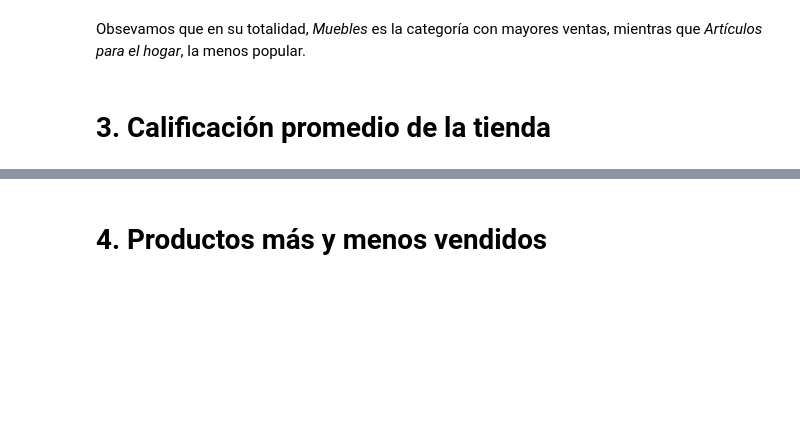
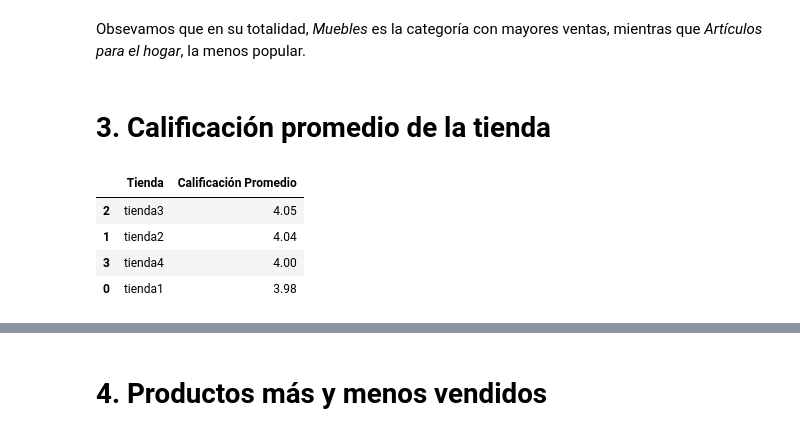
Before and after one commit to Near-o7/desafio1_dataScience, a Jupyter notebook: AluraStoreLatam.ipynb, the cells around one changed output, grey strips where cells are left out. Saved outputs shown, nothing was run; the diff lists cells and outputs as text; code cells hidden in the pictures; blank space fills up the shorter version.

```diff
--- a/AluraStoreLatam.ipynb
+++ b/AluraStoreLatam.ipynb
@@ -136,3 +138,26 @@ print(facturacion)
 3  tienda4  1,038,375,700
 # %% [markdown]
 Al analizar y comparar las ventas totales utilizando la columna Precio, observamos que la Tienda 1 fue la que obtuvo la mayor facturación, seguida por la Tienda 2, la Tienda 3 y, finalmente, la Tienda 4. Este resultado es consistente con el análisis exploratorio realizado al inicio.
+# %%
+def generar_facturacion_por_anio(tiendas):
+    facturacion = []
+
+    for i, df in enumerate(tiendas):
+        df["Fecha de Compra"] = pd.to_datetime(df["Fecha de Compra"], dayfirst=True, errors='coerce')
+        df["Año"] = df["Fecha de Compra"].dt.year
+
+        df_facturacion = df.groupby("Año")["Precio"].sum().reset_index()
+        df_facturacion["Tienda"] = f"tienda{i+1}"
+        facturacion.append(df_facturacion)
+
+
+    facturacion = pd.concat(facturacion, ignore_index=True)
+    facturacion = facturacion[["Tienda", "Año", "Precio"]]
+    facturacion = facturacion.sort_values(by=["Año", "Precio"], ascending=[True, False])
+    facturacion["Precio"] = facturacion["Precio"].apply(lambda x: "{:,.0f}".format(x))
+
+    return facturacion
+
+tiendas = [tienda, tienda2, tienda3, tienda4]
+facturacion_total = generar_facturacion_por_anio(tiendas)
+print(facturacion_total.to_string(index=False))
@@ -182,3 +225,23 @@ Artículos para el hogar     171      181      177      201    730
 Obsevamos que en su totalidad, *Muebles* es la categoría con mayores ventas, mientras que *Artículos para el hogar*, la menos popular.
 # %% [markdown]
 # 3. Calificación promedio de la tienda
+# %%
+calificaciones = []
+
+for i, df in enumerate(tiendas):
+    promedio = df["Calificación"].mean().round(2)
+    calificaciones.append({
+        "Tienda": f"tienda{i+1}",
+        "Calificación Promedio": promedio
+    })
+
+calificaciones_df = pd.DataFrame(calificaciones)
+calificaciones_df = calificaciones_df.sort_values(by="Calificación Promedio", ascending=False)
+
+display(calificaciones_df)
+# %% [output]
+|  | Tienda | Calificación Promedio |
+| 2 | tienda3 | 4.05 |
+| 1 | tienda2 | 4.04 |
+| 3 | tienda4 | 4.00 |
+| 0 | tienda1 | 3.98 |
```
Also changed, not shown: parts of 3 cells of this notebook.
